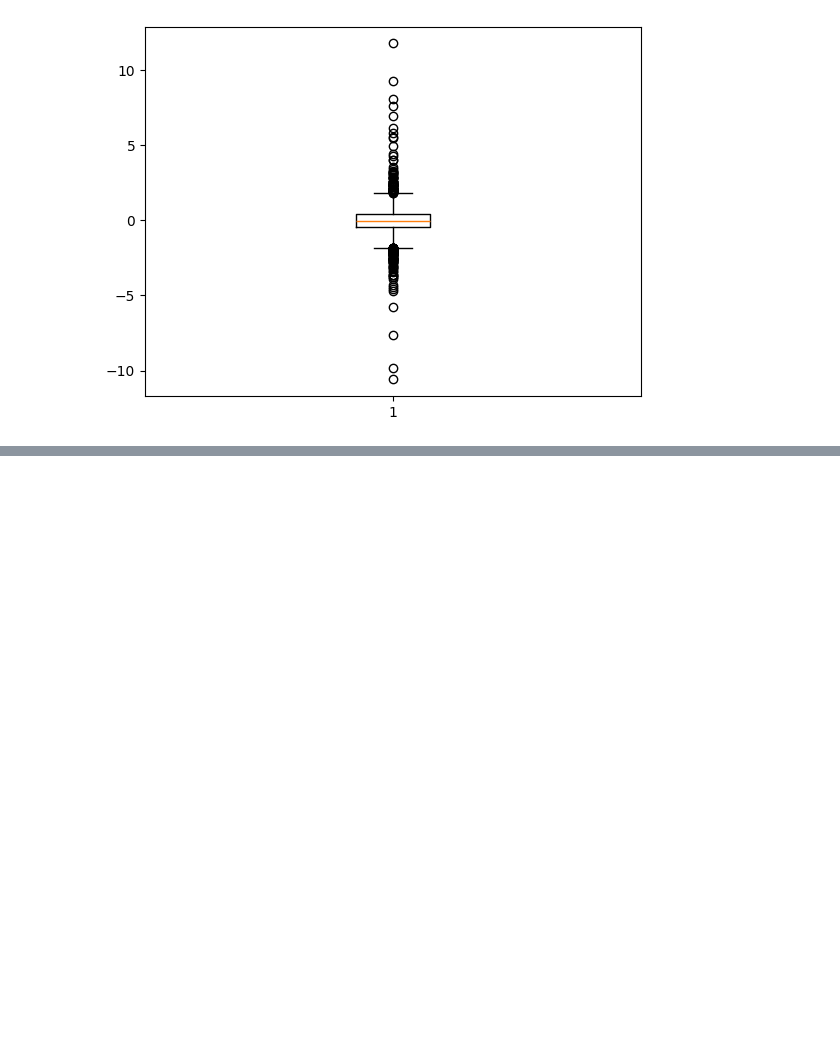
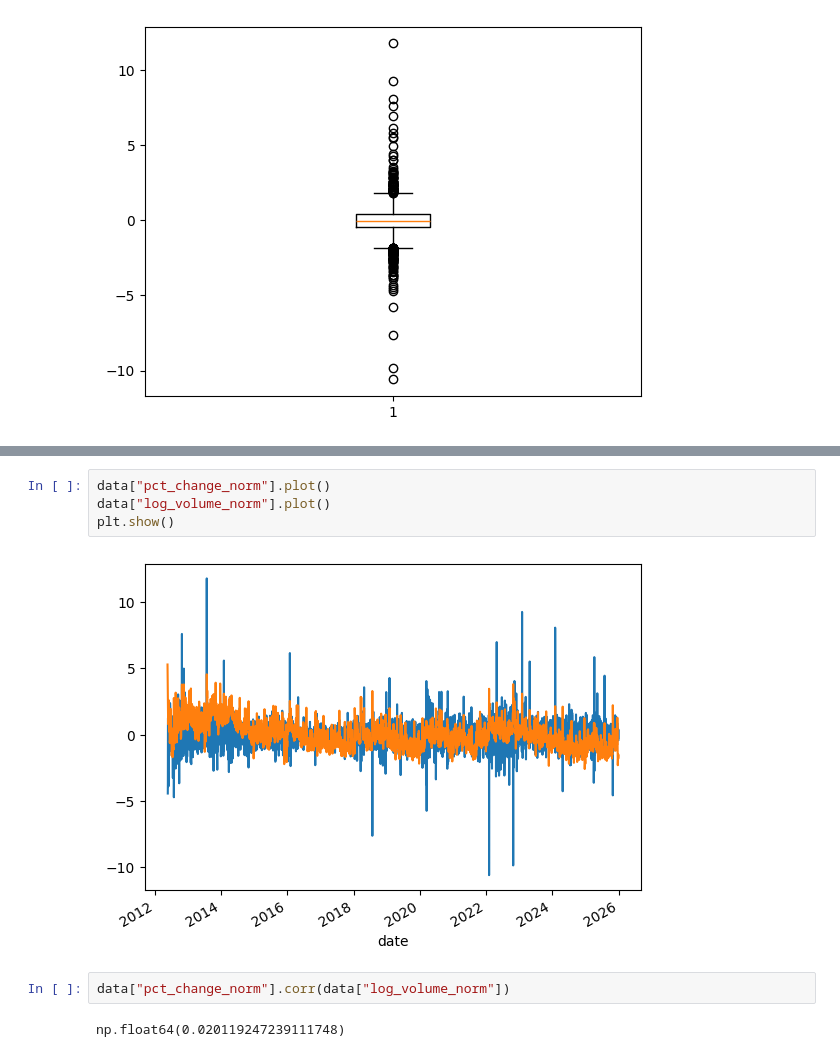
Before and after one commit to saakethk/cerebrum, a Jupyter notebook: analysis/eda.ipynb, the cells around one changed output, grey strips where cells are left out. Cells and saved outputs as stored; diff of their text form; blank space fills up the shorter version.

```diff
--- a/analysis/eda.ipynb
+++ b/analysis/eda.ipynb
@@ -208,0 +222,10 @@ plt.show()
+# %%
+data["pct_change_norm"].plot()
+data["log_volume_norm"].plot()
+plt.show()
+# %% [output]
+[figure, added]
+# %%
+data["pct_change_norm"].corr(data["log_volume_norm"])
+# %% [output]
+np.float64(0.020119247239111748)
```
Also changed, not shown: parts of 5 cells of this notebook, 1 other file.
